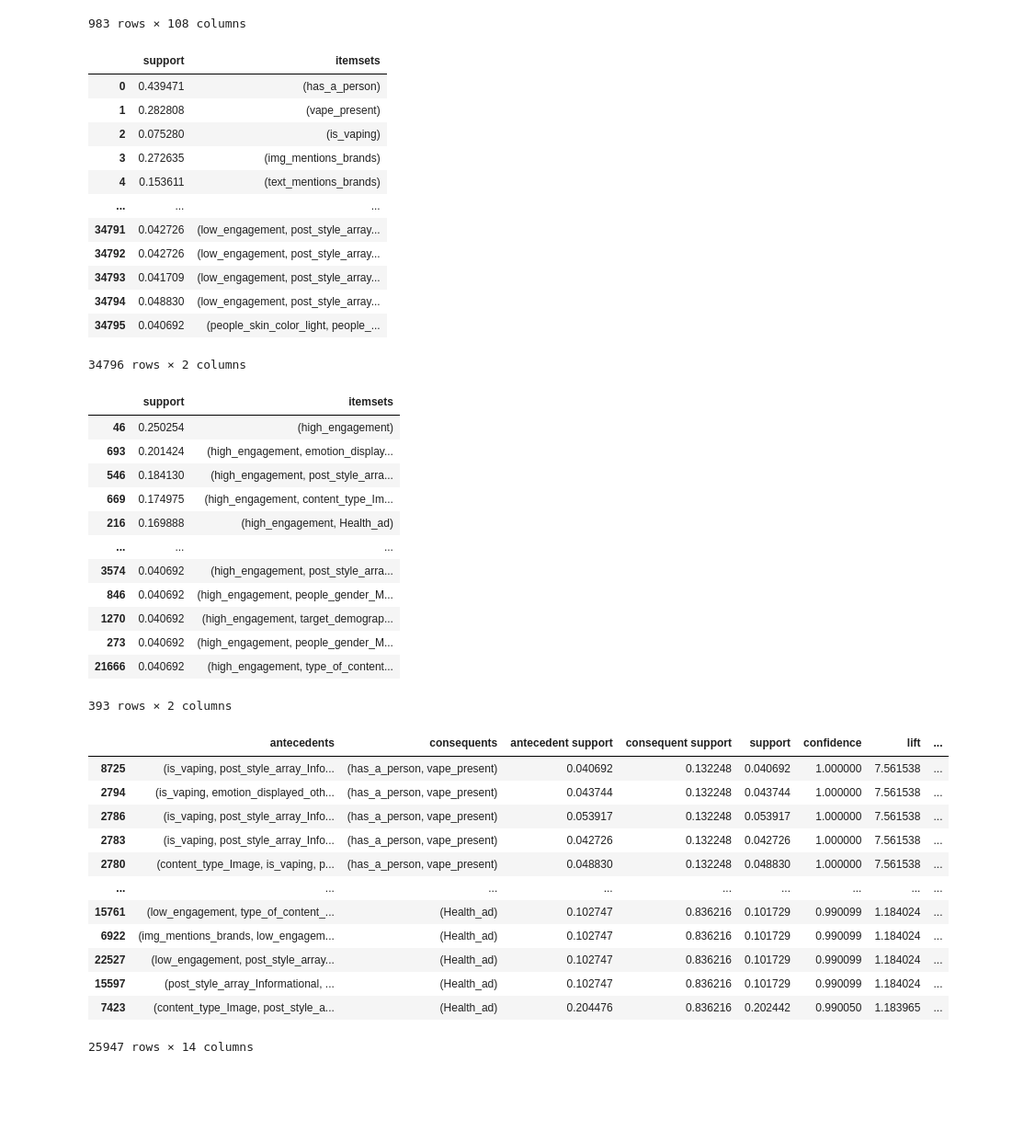
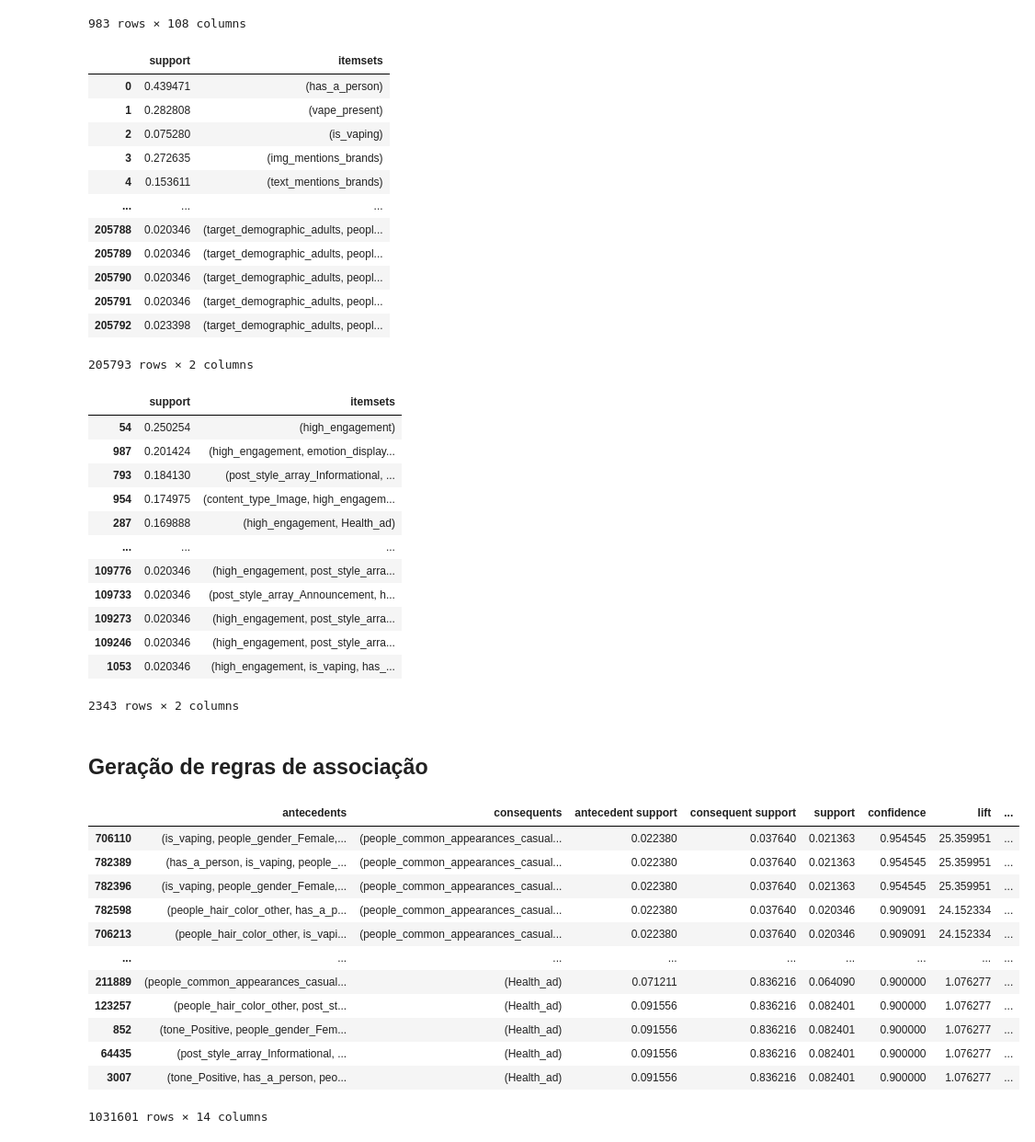
Before and after one commit to Patrick448/Data-Mining, a Jupyter notebook: 3-association-rules/association-rules.ipynb, the cells around one changed output. Shown: that part at 92% size. Cells and saved outputs as stored; diff of their text form; code cells hidden in the pictures; blank space fills up the shorter version.

```diff
--- a/3-association-rules/association-rules.ipynb
+++ b/3-association-rules/association-rules.ipynb
@@ -212,7 +212,7 @@ df
 # %%
 from mlxtend.frequent_patterns import apriori
 
-itemsets = apriori(df, min_support=0.04, use_colnames=True)
+itemsets = apriori(df, min_support=0.02, use_colnames=True)
 itemsets
 # %% [output]
 |  | support | itemsets |
@@ -222,12 +222,12 @@ itemsets
 | 3 | 0.272635 | (img_mentions_brands) |
 | 4 | 0.153611 | (text_mentions_brands) |
 | ... | ... | ... |
-| 34791 | 0.042726 | (low_engagement, post_style_array... |
-| 34792 | 0.042726 | (low_engagement, post_style_array... |
-| 34793 | 0.041709 | (low_engagement, post_style_array... |
-| 34794 | 0.048830 | (low_engagement, post_style_array... |
-| 34795 | 0.040692 | (people_skin_color_light, people_... |
+| 205788 | 0.020346 | (target_demographic_adults, peopl... |
+| 205789 | 0.020346 | (target_demographic_adults, peopl... |
+| 205790 | 0.020346 | (target_demographic_adults, peopl... |
+| 205791 | 0.020346 | (target_demographic_adults, peopl... |
+| 205792 | 0.023398 | (target_demographic_adults, peopl... |
-34796 rows × 2 columns
+205793 rows × 2 columns
 # %%
 he = itemsets['itemsets'].apply(lambda x: 'high_engagement' in x)
 le = itemsets['itemsets'].apply(lambda x: 'low_engagement' in x)
@@ -236,35 +236,37 @@ le = itemsets['itemsets'].apply(lambda x: 'low_engagement' in x)
 itemsets[he].sort_values(by='support', ascending=False)
 # %% [output]
 |  | support | itemsets |
-| 46 | 0.250254 | (high_engagement) |
-| 693 | 0.201424 | (high_engagement, emotion_display... |
-| 546 | 0.184130 | (high_engagement, post_style_arra... |
-| 669 | 0.174975 | (high_engagement, content_type_Im... |
-| 216 | 0.169888 | (high_engagement, Health_ad) |
+| 54 | 0.250254 | (high_engagement) |
+| 987 | 0.201424 | (high_engagement, emotion_display... |
+| 793 | 0.184130 | (post_style_array_Informational, ... |
+| 954 | 0.174975 | (content_type_Image, high_engagem... |
+| 287 | 0.169888 | (high_engagement, Health_ad) |
 | ... | ... | ... |
-| 3574 | 0.040692 | (high_engagement, post_style_arra... |
-| 846 | 0.040692 | (high_engagement, people_gender_M... |
-| 1270 | 0.040692 | (high_engagement, target_demograp... |
-| 273 | 0.040692 | (high_engagement, people_gender_M... |
-| 21666 | 0.040692 | (high_engagement, type_of_content... |
+| 109776 | 0.020346 | (high_engagement, post_style_arra... |
+| 109733 | 0.020346 | (post_style_array_Announcement, h... |
+| 109273 | 0.020346 | (high_engagement, post_style_arra... |
+| 109246 | 0.020346 | (high_engagement, post_style_arra... |
+| 1053 | 0.020346 | (high_engagement, is_vaping, has_... |
-393 rows × 2 columns
+2343 rows × 2 columns
+# %% [markdown]
+## Geração de regras de associação
 # %%
 from mlxtend.frequent_patterns import association_rules
 
-regras = association_rules(itemsets, metric="confidence", min_threshold=0.99)
+regras = association_rules(itemsets, metric="confidence", min_threshold=0.90)
 regras.sort_values(by="lift", ascending=False, inplace=True)
 regras
 # %% [output]
 |  | antecedents | consequents | antecedent support | consequent support | support | confidence | lift | ... |
-| 8725 | (is_vaping, post_style_array_Info... | (has_a_person, vape_present) | 0.040692 | 0.132248 | 0.040692 | 1.000000 | 7.561538 | ... |
-| 2794 | (is_vaping, emotion_displayed_oth... | (has_a_person, vape_present) | 0.043744 | 0.132248 | 0.043744 | 1.000000 | 7.561538 | ... |
-| 2786 | (is_vaping, post_style_array_Info... | (has_a_person, vape_present) | 0.053917 | 0.132248 | 0.053917 | 1.000000 | 7.561538 | ... |
-| 2783 | (is_vaping, post_style_array_Info... | (has_a_person, vape_present) | 0.042726 | 0.132248 | 0.042726 | 1.000000 | 7.561538 | ... |
-| 2780 | (content_type_Image, is_vaping, p... | (has_a_person, vape_present) | 0.048830 | 0.132248 | 0.048830 | 1.000000 | 7.561538 | ... |
+| 706110 | (is_vaping, people_gender_Female,... | (people_common_appearances_casual... | 0.022380 | 0.037640 | 0.021363 | 0.954545 | 25.359951 | ... |
+| 782389 | (has_a_person, is_vaping, people_... | (people_common_appearances_casual... | 0.022380 | 0.037640 | 0.021363 | 0.954545 | 25.359951 | ... |
+| 782396 | (is_vaping, people_gender_Female,... | (people_common_appearances_casual... | 0.022380 | 0.037640 | 0.021363 | 0.954545 | 25.359951 | ... |
+| 782598 | (people_hair_color_other, has_a_p... | (people_common_appearances_casual... | 0.022380 | 0.037640 | 0.020346 | 0.909091 | 24.152334 | ... |
+| 706213 | (people_hair_color_other, is_vapi... | (people_common_appearances_casual... | 0.022380 | 0.037640 | 0.020346 | 0.909091 | 24.152334 | ... |
 | ... | ... | ... | ... | ... | ... | ... | ... | ... |
-| 15761 | (low_engagement, type_of_content_... | (Health_ad) | 0.102747 | 0.836216 | 0.101729 | 0.990099 | 1.184024 | ... |
-| 6922 | (img_mentions_brands, low_engagem... | (Health_ad) | 0.102747 | 0.836216 | 0.101729 | 0.990099 | 1.184024 | ... |
-| 22527 | (low_engagement, post_style_array... | (Health_ad) | 0.102747 | 0.836216 | 0.101729 | 0.990099 | 1.184024 | ... |
-| 15597 | (post_style_array_Informational, ... | (Health_ad) | 0.102747 | 0.836216 | 0.101729 | 0.990099 | 1.184024 | ... |
-| 7423 | (content_type_Image, post_style_a... | (Health_ad) | 0.204476 | 0.836216 | 0.202442 | 0.990050 | 1.183965 | ... |
+| 211889 | (people_common_appearances_casual... | (Health_ad) | 0.071211 | 0.836216 | 0.064090 | 0.900000 | 1.076277 | ... |
+| 123257 | (people_hair_color_other, post_st... | (Health_ad) | 0.091556 | 0.836216 | 0.082401 | 0.900000 | 1.076277 | ... |
+| 852 | (tone_Positive, people_gender_Fem... | (Health_ad) | 0.091556 | 0.836216 | 0.082401 | 0.900000 | 1.076277 | ... |
+| 64435 | (post_style_array_Informational, ... | (Health_ad) | 0.091556 | 0.836216 | 0.082401 | 0.900000 | 1.076277 | ... |
+| 3007 | (tone_Positive, has_a_person, peo... | (Health_ad) | 0.091556 | 0.836216 | 0.082401 | 0.900000 | 1.076277 | ... |
-25947 rows × 14 columns
+1031601 rows × 14 columns
```
Also changed, not shown: parts of 6 cells of this notebook.
